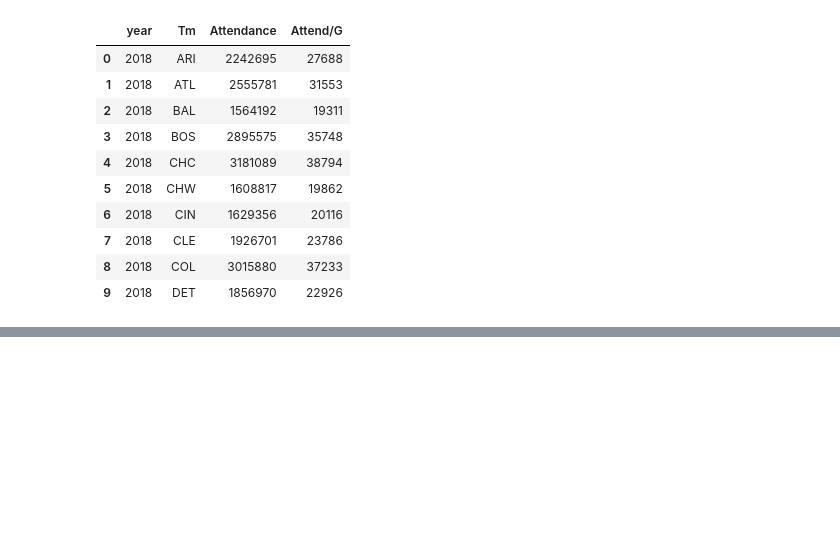
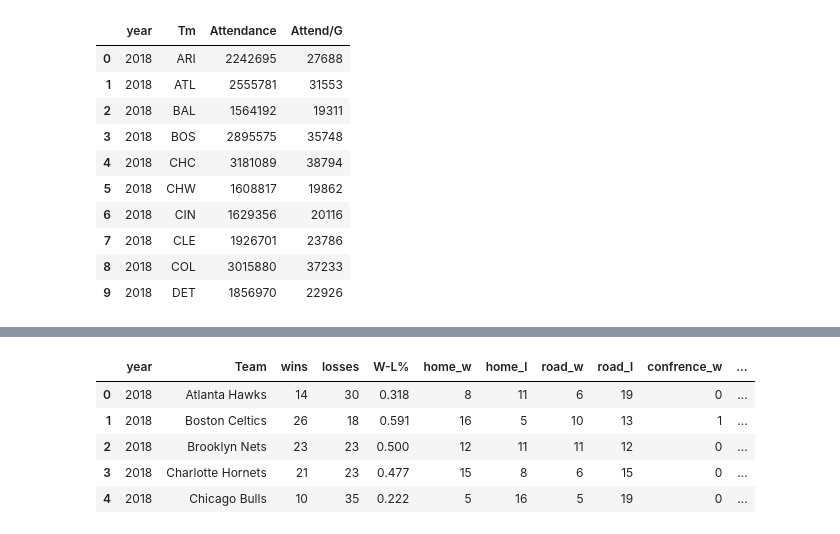
Before and after one commit to Git-hSin/TeamPerformanceCommImpact, a Jupyter notebook: tim_sports/tim_sports.ipynb, the cells around one changed output, grey strips where cells are left out. Saved outputs shown, nothing was run; the diff lists cells and outputs as text; code cells hidden in the pictures; blank space fills up the shorter version.

```diff
--- a/tim_sports/tim_sports.ipynb
+++ b/tim_sports/tim_sports.ipynb
@@ -154,0 +104,9 @@ NameError: name 'nba_location_df' is not defined
+# %%
+nba_df.head()
+# %% [output]
+|  | year | Team | wins | losses | W-L% | home_w | home_l | road_w | road_l | confrence_w | ... |
+| 0 | 2018 | Atlanta Hawks | 14 | 30 | 0.318 | 8 | 11 | 6 | 19 | 0 | ... |
+| 1 | 2018 | Boston Celtics | 26 | 18 | 0.591 | 16 | 5 | 10 | 13 | 1 | ... |
+| 2 | 2018 | Brooklyn Nets | 23 | 23 | 0.500 | 12 | 11 | 11 | 12 | 0 | ... |
+| 3 | 2018 | Charlotte Hornets | 21 | 23 | 0.477 | 15 | 8 | 6 | 15 | 0 | ... |
+| 4 | 2018 | Chicago Bulls | 10 | 35 | 0.222 | 5 | 16 | 5 | 19 | 0 | ... |
```
Also changed, not shown: parts of 44 cells of this notebook, 2 other files.
